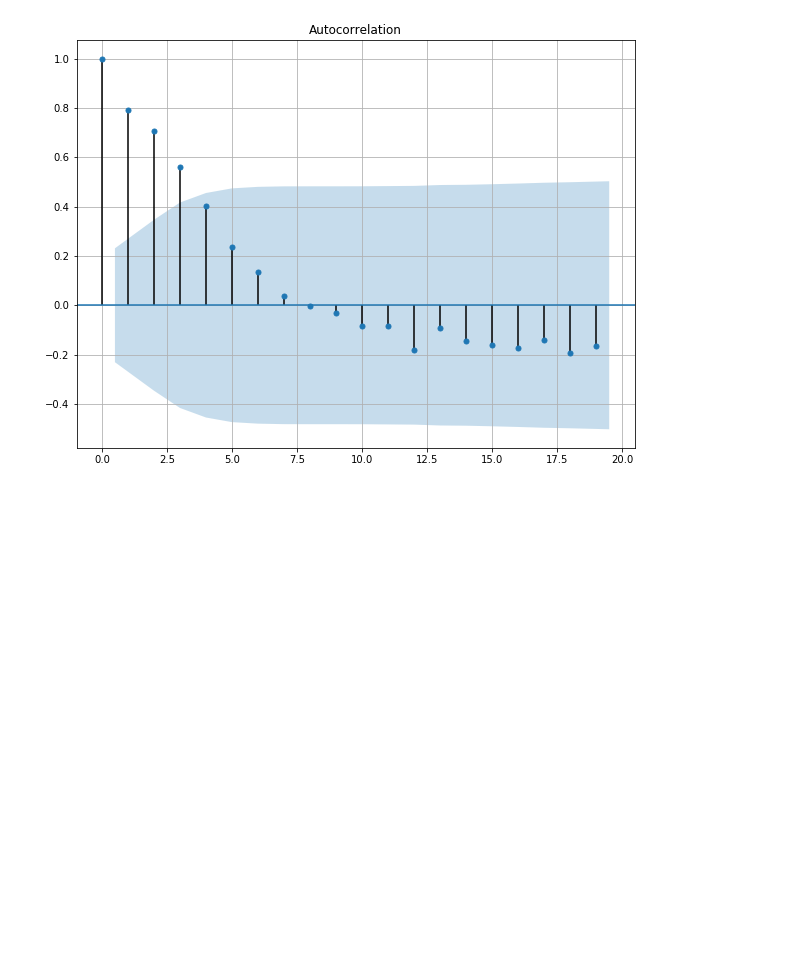
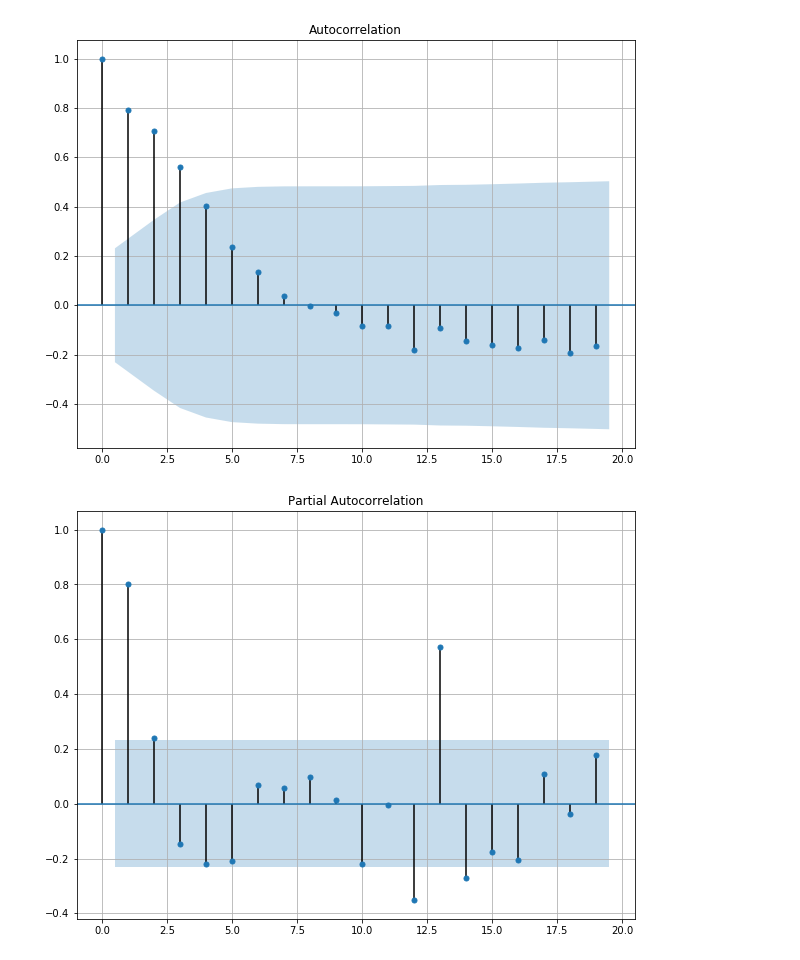
Before and after one commit to meldevigolsen/DMI, a Jupyter notebook: sarimax.ipynb, the cells around one changed output. Drawn from its saved outputs; the diff is of its cells as text; code cells hidden in the pictures; blank space fills up the shorter version.

```diff
--- a/sarimax.ipynb
+++ b/sarimax.ipynb
@@ -43,14 +43,18 @@ def plot_forecast(data: pandas.Series, model_fit: SARIMAXResults):
 # %%
 model = SARIMAX(data, order=(0,0,0), seasonal_order=(0,1,0,12))
 model_fit: SARIMAXResults = model.fit(disp=0)
 plot_forecast(data, model_fit)
 
 fig: pyplot.Figure = plot_acf(model_fit.resid)
 fig.set_size_inches(10,7.5)
 pyplot.grid()
+fig: pyplot.Figure = plot_pacf(model_fit.resid)
+fig.set_size_inches(10,7.5)
+pyplot.grid()
 # %% [output]
 [figure]
 [figure]
+[figure, added]
 # %%
 model = SARIMAX(data, order=(0,1,0), seasonal_order=(0,1,0,12))
 model_fit: SARIMAXResults = model.fit(disp=0)
```
Also changed, not shown: parts of 7 cells of this notebook, 6 other files.
